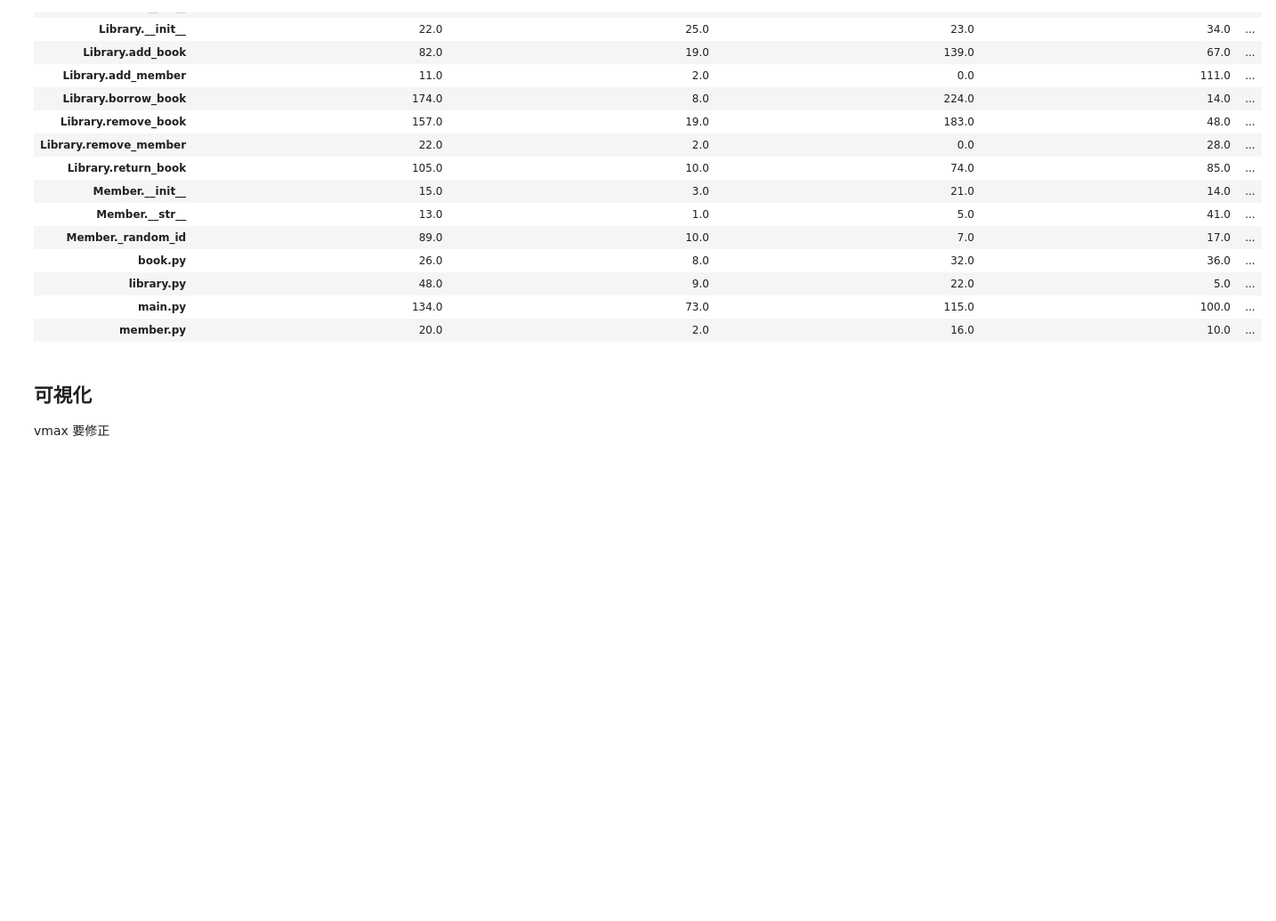
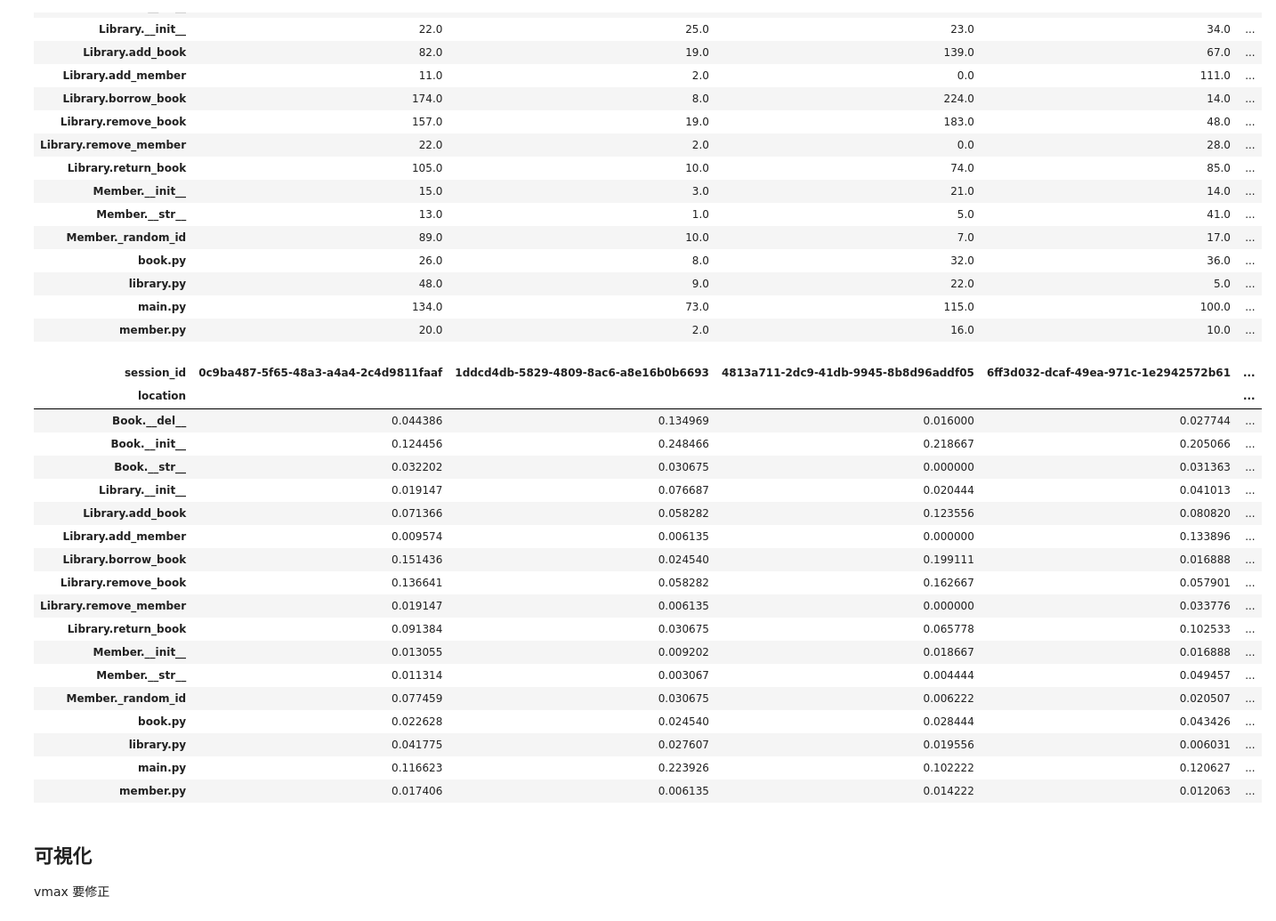
Before and after one commit to tetsu19n1101087/debugging-simulation, a Jupyter notebook: python/colab/analyze_bebug_log.ipynb, the cells around one changed output. Shown at 89% size. Cells and saved outputs as stored; diff of their text form; code cells hidden in the pictures; blank space fills up the shorter version.

```diff
--- a/python/colab/analyze_bebug_log.ipynb
+++ b/python/colab/analyze_bebug_log.ipynb
@@ -197,6 +192,28 @@ mean_dist_duplicate, probs_duplicate = calculate_mean_probability(df_duplicate)
 # クラスを除いたノードの割合、平均
 mean_dist_exceed_filtered, probs_exceed_filtered = calculate_mean_probability(filtered_df_exceed)
 mean_dist_duplicate_filtered, probs_duplicate_filtered = calculate_mean_probability(filtered_df_duplicate)
+# %%
+probs_duplicate
+# %% [output]
+| session_id | 0c9ba487-5f65-48a3-a4a4-2c4d9811faaf | 1ddcd4db-5829-4809-8ac6-a8e16b0b6693 | 4813a711-2dc9-41db-9945-8b8d96addf05 | 6ff3d032-dcaf-49ea-971c-1e2942572b61 | ... |
+| location |  |  |  |  | ... |
+| Book.__del__ | 0.044386 | 0.134969 | 0.016000 | 0.027744 | ... |
+| Book.__init__ | 0.124456 | 0.248466 | 0.218667 | 0.205066 | ... |
+| Book.__str__ | 0.032202 | 0.030675 | 0.000000 | 0.031363 | ... |
+| Library.__init__ | 0.019147 | 0.076687 | 0.020444 | 0.041013 | ... |
+| Library.add_book | 0.071366 | 0.058282 | 0.123556 | 0.080820 | ... |
+| Library.add_member | 0.009574 | 0.006135 | 0.000000 | 0.133896 | ... |
+| Library.borrow_book | 0.151436 | 0.024540 | 0.199111 | 0.016888 | ... |
+| Library.remove_book | 0.136641 | 0.058282 | 0.162667 | 0.057901 | ... |
+| Library.remove_member | 0.019147 | 0.006135 | 0.000000 | 0.033776 | ... |
+| Library.return_book | 0.091384 | 0.030675 | 0.065778 | 0.102533 | ... |
+| Member.__init__ | 0.013055 | 0.009202 | 0.018667 | 0.016888 | ... |
+| Member.__str__ | 0.011314 | 0.003067 | 0.004444 | 0.049457 | ... |
+| Member._random_id | 0.077459 | 0.030675 | 0.006222 | 0.020507 | ... |
+| book.py | 0.022628 | 0.024540 | 0.028444 | 0.043426 | ... |
+| library.py | 0.041775 | 0.027607 | 0.019556 | 0.006031 | ... |
+| main.py | 0.116623 | 0.223926 | 0.102222 | 0.120627 | ... |
+| member.py | 0.017406 | 0.006135 | 0.014222 | 0.012063 | ... |
 # %% [markdown]
 ## 可視化
 
```
Also changed, not shown: parts of 5 cells of this notebook, 12 other files.
